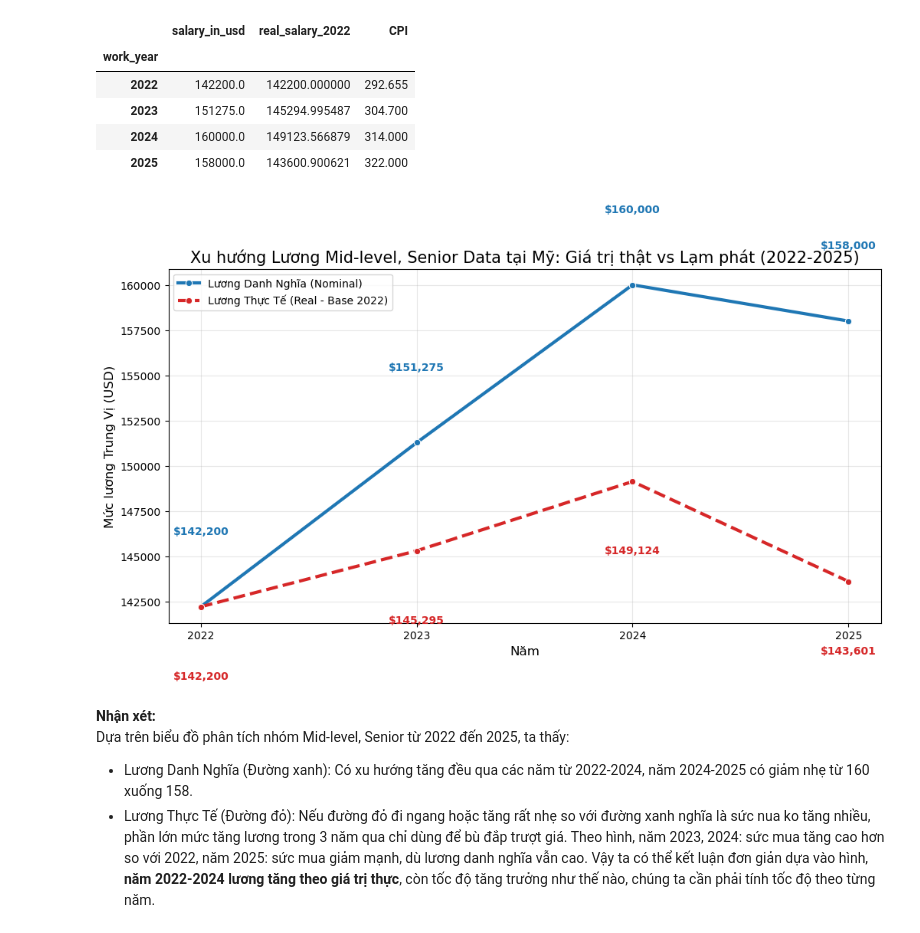
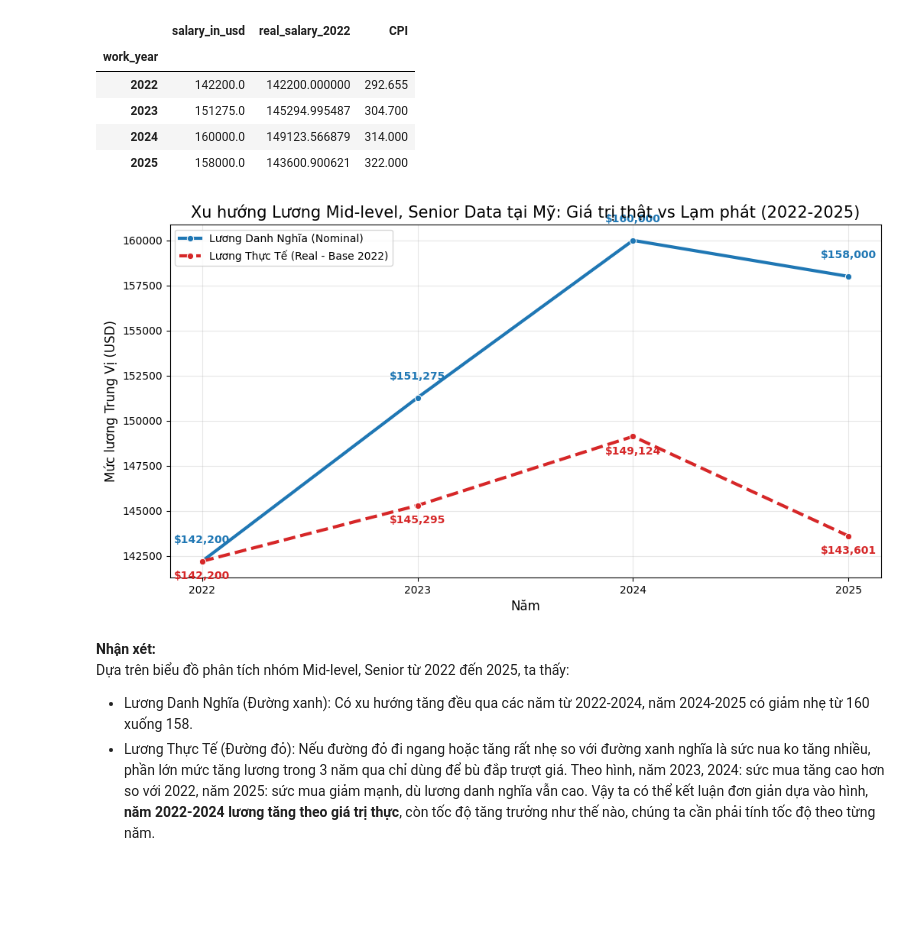
Before and after one commit to ndthanh308/Programming-for-DS, a Jupyter notebook: notebooks/03Dinh_data_ques.ipynb, the cells around one changed output. Drawn from its saved outputs; the diff is of its cells as text; code cells hidden in the pictures; blank space fills up the shorter version.

```diff
--- a/notebooks/03Dinh_data_ques.ipynb
+++ b/notebooks/03Dinh_data_ques.ipynb
@@ -281,36 +285,36 @@ display(df_summary)
 #2. VẼ BIỂU ĐỒ XU HƯỚNG (LINE CHART)
 plt.figure(figsize=(12, 6))
 
 # Vẽ Lương Danh Nghĩa (Màu Xanh - Đại diện cho con số trên hợp đồng)
 sns.lineplot(data=df_summary, x=df_summary.index, y='salary_in_usd',
              marker='o', label='Lương Danh Nghĩa (Nominal)', color='#1f77b4', linewidth=3)
 
 # Vẽ Lương Thực Tế (Màu Đỏ - Đại diện cho sức mua quy đổi về 2022)
 sns.lineplot(data=df_summary, x=df_summary.index, y='real_salary_2022',
              marker='o', label='Lương Thực Tế (Real - Base 2022)', color='#d62728', linewidth=3, linestyle='--')
 
 # Thêm nhãn giá trị (Annotations)
 for year in df_summary.index:
     nominal = df_summary.loc[year, 'salary_in_usd']
     real = df_summary.loc[year, 'real_salary_2022']
 
     # Ghi số lương danh nghĩa (Xanh)
-    plt.text(year, nominal + 4000, f"${nominal:,.0f}",
+    plt.text(year, nominal + 1000, f"${nominal:,.0f}",
              color='#1f77b4', ha='center', fontweight='bold')
 
     # Ghi số lương thực tế (Đỏ)
-    plt.text(year, real - 4000, f"${real:,.0f}",
+    plt.text(year, real - 1000, f"${real:,.0f}",
              color='#d62728', ha='center', fontweight='bold')
 
 plt.title('Xu hướng Lương Mid-level, Senior Data tại Mỹ: Giá trị thật vs Lạm phát (2022-2025)', fontsize=15)
 plt.ylabel('Mức lương Trung Vị (USD)', fontsize=12)
 plt.xlabel('Năm', fontsize=12)
 plt.xticks(df_summary.index) # Chỉ hiện các năm có trong dữ liệu
 plt.grid(True, alpha=0.3)
 plt.legend()
 plt.show()
 # %% [output]
-[figure, old version]
+[figure, new version]
 # %% [markdown]
 **Nhận xét:**
 Dựa trên biểu đồ phân tích nhóm Mid-level, Senior từ 2022 đến 2025, ta thấy:
```
Also changed, not shown: parts of 4 cells of this notebook, 6 other files.
